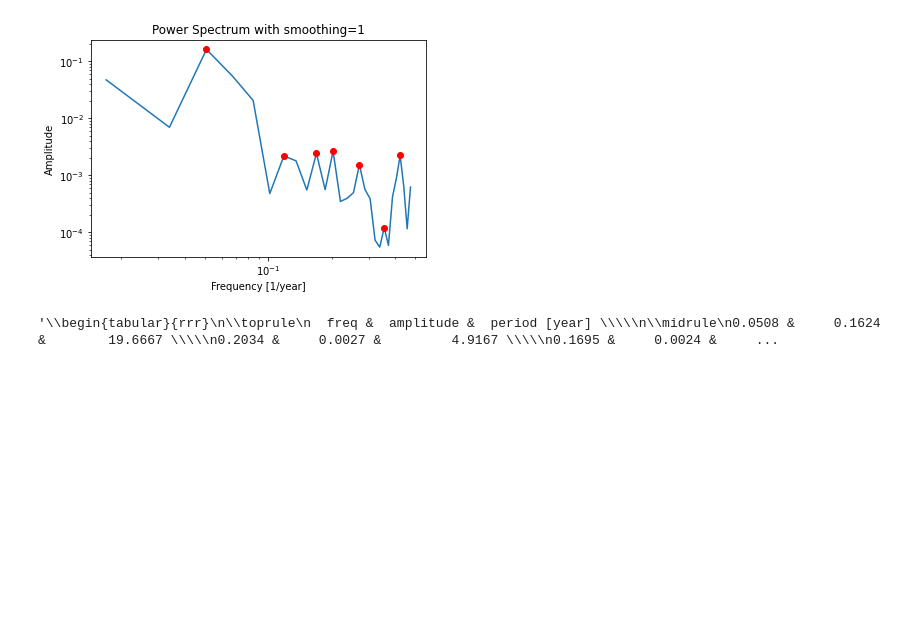
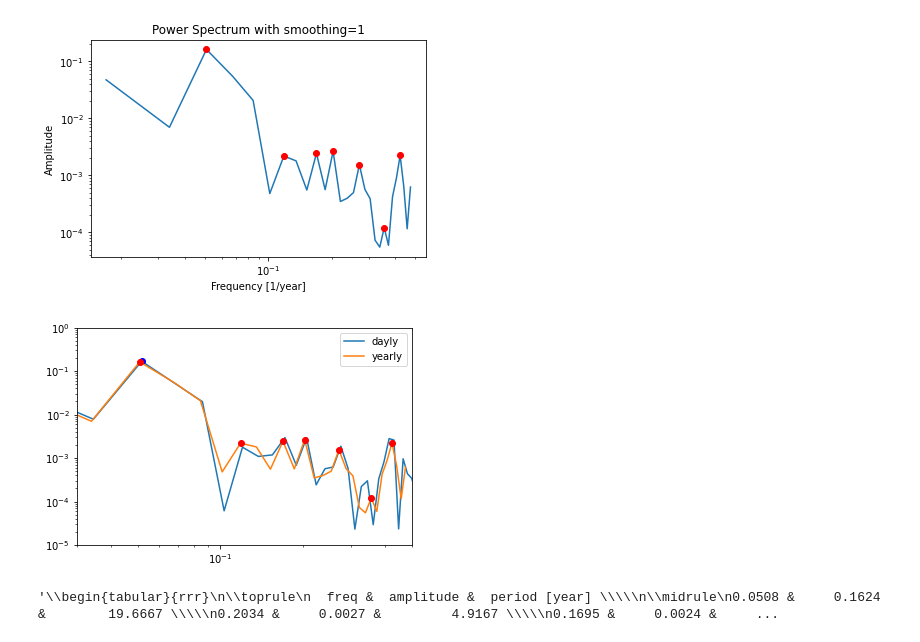
Before and after one commit to VGGatGitHub/Earth-Moon, a Jupyter notebook: IERS_Data_Analyses_Report.ipynb, the cells around one changed output. Cells and saved outputs as stored; diff of their text form; code cells hidden in the pictures; blank space fills up the shorter version.

```diff
--- a/IERS_Data_Analyses_Report.ipynb
+++ b/IERS_Data_Analyses_Report.ipynb
@@ -823,6 +918,13 @@ freqs-range, prominence, number of peaks: [0.08, 0.0, 7]
 | 4 | 15 | 0.271186 | 0.001546 | 3.687500 |
 | 5 | 20 | 0.355932 | 0.000121 | 2.809524 |
 [figure]
+# %%
+allx.set_xlim(0.03, 0.5)
+allx.set_ylim(1e-5,1)
+allx.legend(loc='upper right')
+all_figs
+# %% [output]
+[figure, added]
 # %%
 output.to_latex(index=False, float_format='%.4f', columns=list(output.columns)[1:])
 # %% [output]
```
Also changed, not shown: parts of 24 cells of this notebook.
